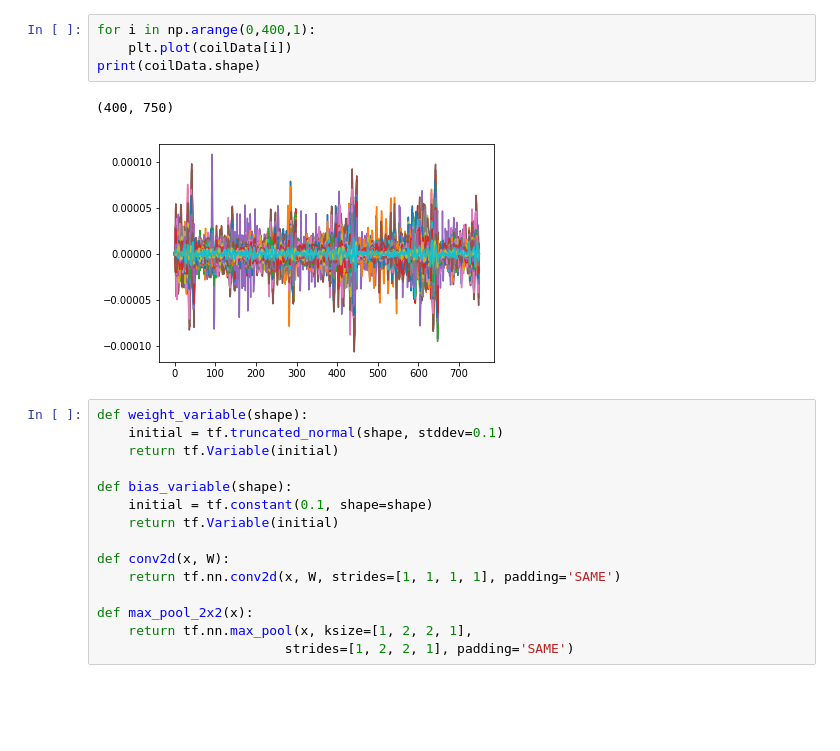
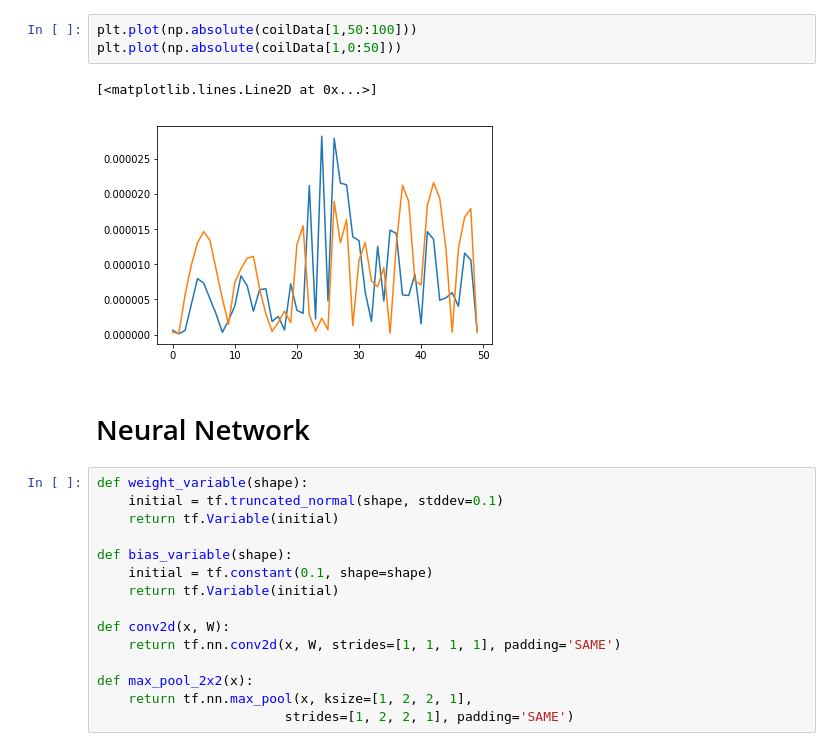
Before and after one commit to Smith42/neuralnet-mcg, a Jupyter notebook: prototypeOne.ipynb, the cells around one changed output. Saved outputs shown, nothing was run; the diff lists cells and outputs as text; blank space fills up the shorter version.

```diff
--- a/prototypeOne.ipynb
+++ b/prototypeOne.ipynb
@@ -95,10 +121,11 @@ plt.imshow(classData[0:10], cmap='hot', interpolation='nearest')
-# %%
-for i in np.arange(0,400,1):
-    plt.plot(coilData[i])
-print(coilData.shape)
-# %% [output]
-(400, 750)
-[figure, removed]
+# %%
+plt.plot(np.absolute(coilData[1,50:100]))
+plt.plot(np.absolute(coilData[1,0:50]))
+# %% [output]
+[<matplotlib.lines.Line2D at 0x...>]
+[figure, added]
+# %% [markdown]
+# Neural Network
 # %%
 def weight_variable(shape):
     initial = tf.truncated_normal(shape, stddev=0.1)
```
Also changed, not shown: parts of 15 cells of this notebook, 5 other files.
